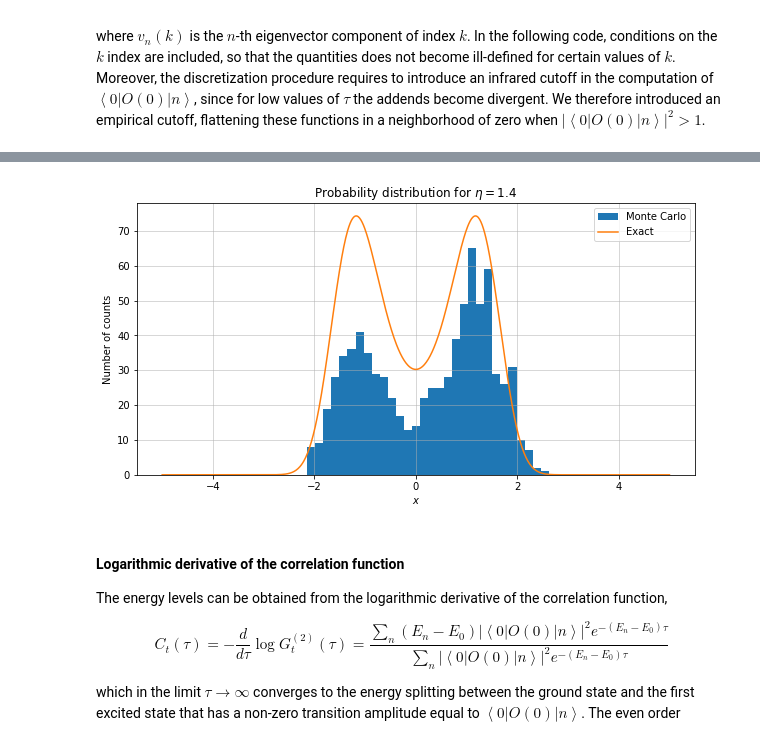
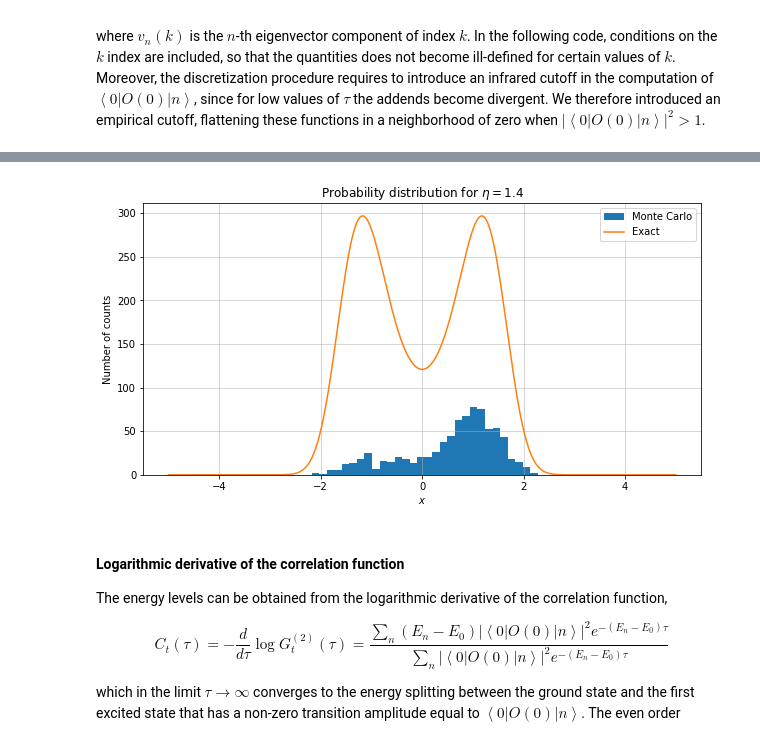
Before and after one commit to FabioOri/QuantumMonteCarlo, a Jupyter notebook: 2_montecarlo.ipynb, the cells around one changed output, grey strips where cells are left out. Drawn from its saved outputs; the diff is of its cells as text; code cells hidden in the pictures.

```diff
--- a/2_montecarlo.ipynb
+++ b/2_montecarlo.ipynb
@@ -388,18 +388,17 @@ plt.show()
 # %%
-psi_squared = np.power(np.abs(EigVecs[:,0]), 2);            # Computing the square modulus of the wavefunction
-norm = a*np.sum(psi_squared);                               # Normalization
+psi_squared = np.power(np.abs(EigVecs[:,0]), 2);           # Computing the square modulus of the wavefunction
 
 fig, ax = plt.subplots(figsize=(10,5))
 ax.hist(x_hist, 30, label = 'Monte Carlo');
-ax.plot(xvec, N*psi_squared/norm, label = 'Exact')          # Exact result from diagonalization, for comparison
+ax.plot(xvec, N*psi_squared/dx, label = 'Exact')           # Exact result from diagonalization, for comparison
 ax.set_xlabel('$x$');
 ax.set_ylabel('Number of counts');
 plt.grid(linewidth=0.5);
 plt.title('Probability distribution for $\eta =$'+str(eta));
 plt.legend()
 plt.show()
 # %% [output]
-[figure, old version]
+[figure, new version]
 # %% [markdown]
 #### Logarithmic derivative of the correlation function
 The energy levels can be obtained from the logarithmic derivative of the correlation function,
```
Also changed, not shown: parts of 6 cells of this notebook, 2 other files.
